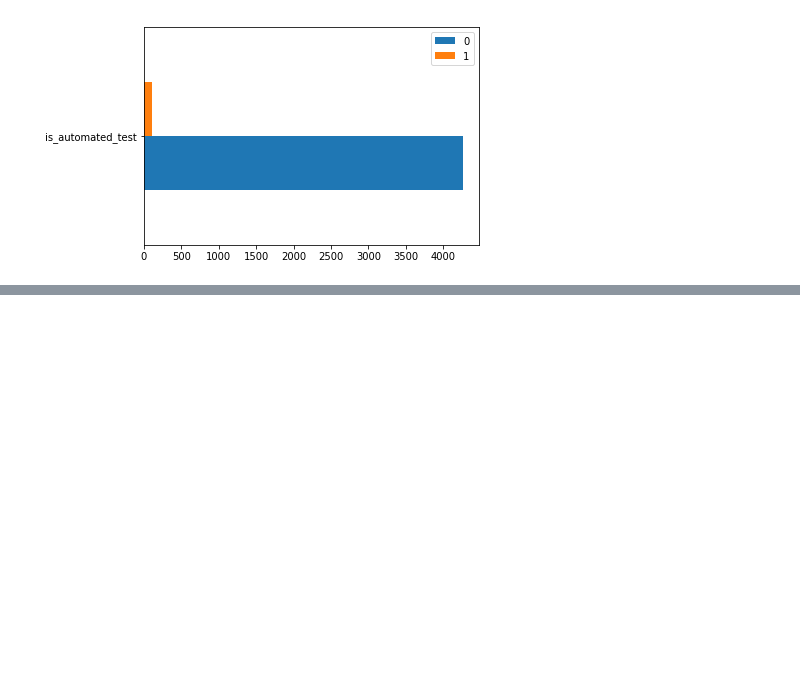
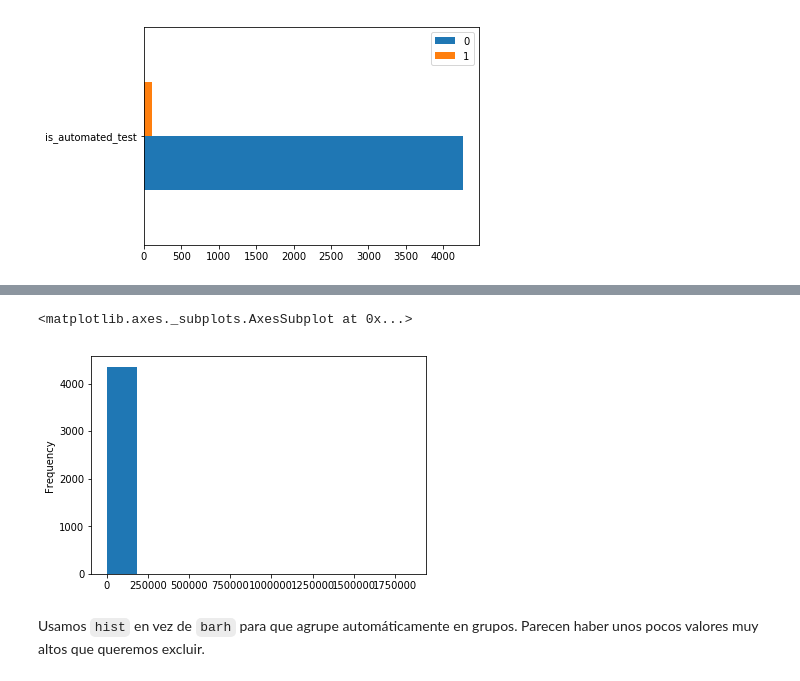
Before and after one commit to seppo0010/sysarmy-sueldos-2019.1, a Jupyter notebook: Sysarmy - Predicción de sueldos.ipynb, the cells around one changed output, grey strips where cells are left out. Saved outputs shown, nothing was run; the diff lists cells and outputs as text; code cells hidden in the pictures; blank space fills up the shorter version.

```diff
--- a/Sysarmy - Predicción de sueldos.ipynb
+++ b/Sysarmy - Predicción de sueldos.ipynb
@@ -168,0 +195,7 @@ pd.DataFrame({x: v.value_counts() for x, v in d.items()}).T.plot.barh()
+# %%
+df['Salario mensual (en tu moneda local)'].plot.hist()
+# %% [output]
+<matplotlib.axes._subplots.AxesSubplot at 0x...>
+[figure, added]
+# %% [markdown]
+Usamos `hist` en vez de `barh` para que agrupe automáticamente en grupos. Parecen haber unos pocos valores muy altos que queremos excluir.
```
Also changed, not shown: parts of 10 cells of this notebook.
